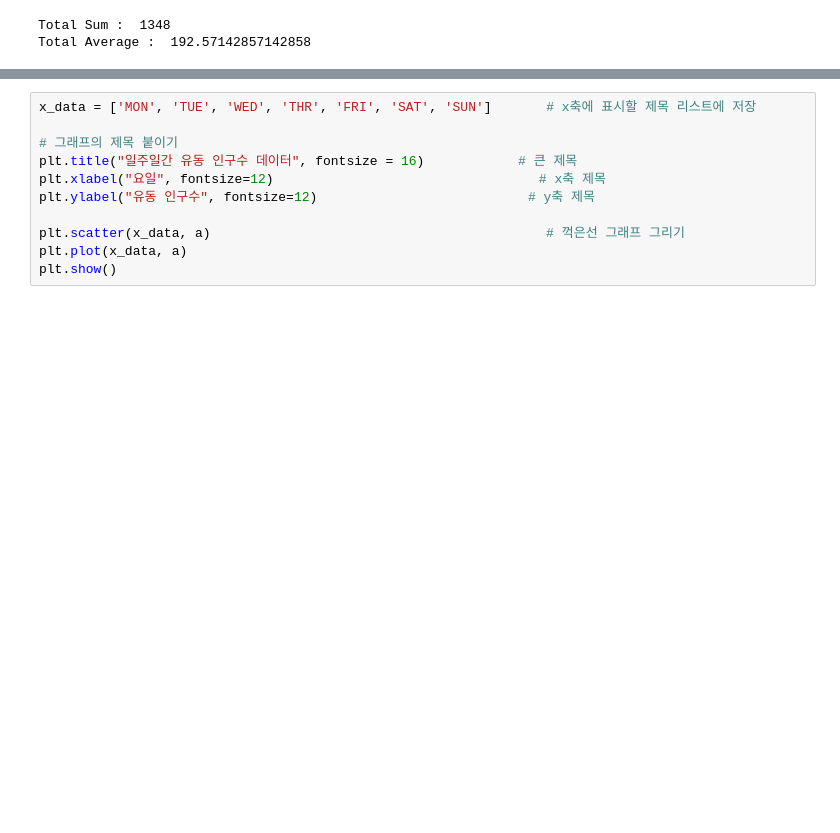
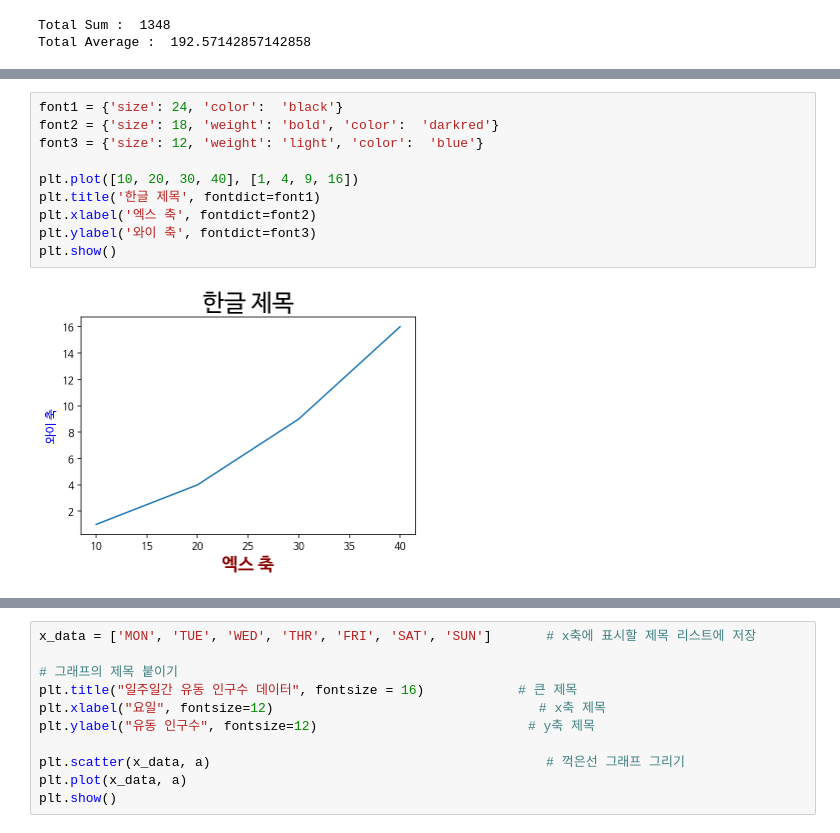
Before and after one commit to SierraWJ/AIBasic_Instruct, a Jupyter notebook: AIBasic_Chapter2_1.ipynb, the cells around one changed output, grey strips where cells are left out. Cells and saved outputs as stored; diff of their text form; blank space fills up the shorter version.

```diff
--- a/AIBasic_Chapter2_1.ipynb
+++ b/AIBasic_Chapter2_1.ipynb
@@ -54,0 +174,12 @@ WARNING: apt does not have a stable CLI interface. Use with caution in scripts.
+# %%
+font1 = {'size': 24, 'color':  'black'}
+font2 = {'size': 18, 'weight': 'bold', 'color':  'darkred'}
+font3 = {'size': 12, 'weight': 'light', 'color':  'blue'}
+
+plt.plot([10, 20, 30, 40], [1, 4, 9, 16])
+plt.title('한글 제목', fontdict=font1)
+plt.xlabel('엑스 축', fontdict=font2)
+plt.ylabel('와이 축', fontdict=font3)
+plt.show()
+# %% [output]
+[figure, added]
```
Also changed, not shown: parts of 38 cells of this notebook.
